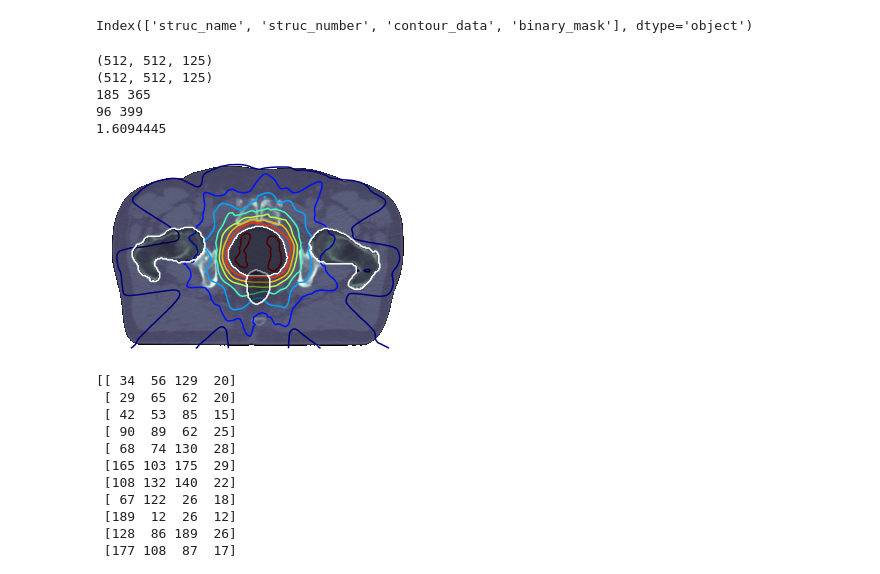
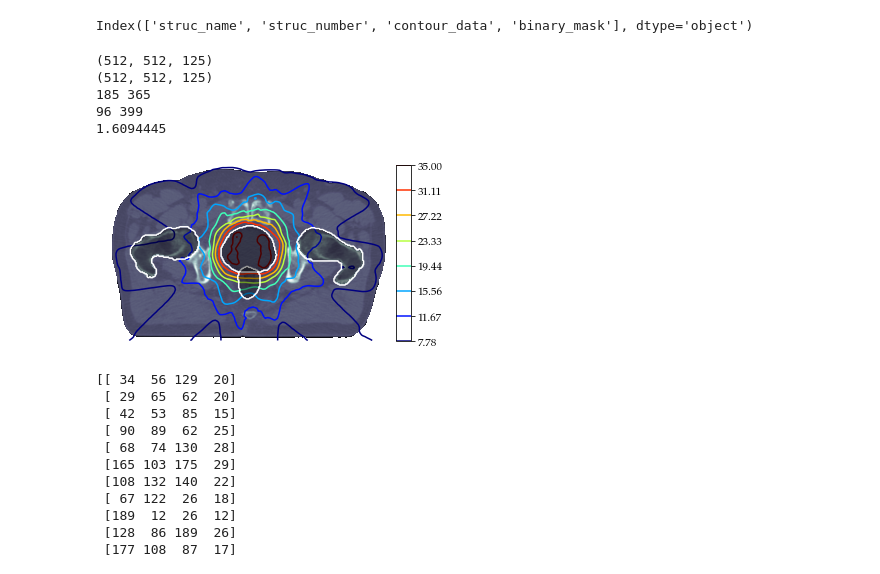
Before and after one commit to schnoritz/Master_Thesis, a Jupyter notebook: workflow_code/test.ipynb, the cells around one changed output. Drawn from its saved outputs; the diff is of its cells as text; code cells hidden in the pictures.

```diff
--- a/workflow_code/test.ipynb
+++ b/workflow_code/test.ipynb
@@ -1262,6 +1262,8 @@ Index(['struc_name', 'struc_number', 'contour_data', 'binary_mask'], dtype='obje
 # %%
 @latex(width=14, height=9, path="/Users/simongutwein/Desktop/example_image.pdf")
 def func():
+
+    from mpl_toolkits.axes_grid1 import make_axes_locatable
 
     fig, ax = plt.subplots(1,1)
     import torch
@@ -1293,35 +1295,40 @@ def func():
     end2 = end2 +5
     print(begin, end)
     print(begin2, end2)
 
     ct = np.array(torch.load("/Users/simongutwein/Studium/Masterarbeit/training_data.pt"))[1]
     print(ct.max())
     target = np.array(torch.load("/Users/simongutwein/Studium/Masterarbeit/target.pt"))
     #target[ct < .15] = np.nan
     ct[ct<.15] = np.nan
 
     ax.imshow(ct[begin-5:end+5,begin2-5:end2+5,layer], cmap="bone", zorder=-1)
     #ax.imshow(target[begin-5:end+5, begin2-5:end2+5, layer], cmap="jet", alpha=.5)
-    ax.contour(target[begin-5:end+5, begin2-5:end2+5, layer], levels=np.linspace(0, 35, 10)[2:], cmap="jet", zorder=0)
+    im = ax.contour(target[begin-5:end+5, begin2-5:end2+5, layer], levels=np.linspace(0, 35, 10)[2:], cmap="jet", zorder=0)
+    divider = make_axes_locatable(ax)
+    cax = divider.append_axes('right', size='5%', pad=0.05)
+    fig.colorbar(im, cax=cax, orientation='vertical')
+
 
     cmaps = ['Greys', 'Purples', 'Blues', 'Reds', 'Oranges','Greens']
     for num ,struc in enumerate(n_df.iterrows()):
         if not struc[1]["struc_name"] == "patient":
             mask2 = struc[1]["binary_mask"].astype(float)
             ax.contour(mask2[begin-5:end+5, begin2-5:end2+5, layer], levels=[0,2], cmap="Greys", zorder=10)
             mask2[mask2<0.9] = np.nan
             ax.imshow(mask2[begin-5:end+5, begin2-5:end2+5, layer], cmap="gray", alpha=0.4, zorder=10)
     ax.axis("off")
+
     return fig
 
 func()
 # %% [output]
 (512, 512, 125)
 (512, 512, 125)
 185 365
 96 399
 1.6094445
-[figure, old version]
+[figure, new version]
 # %%
 import numpy as np
 import matplotlib.pyplot as plt
```
Also changed, not shown: parts of 2 cells of this notebook, 23 other files.
